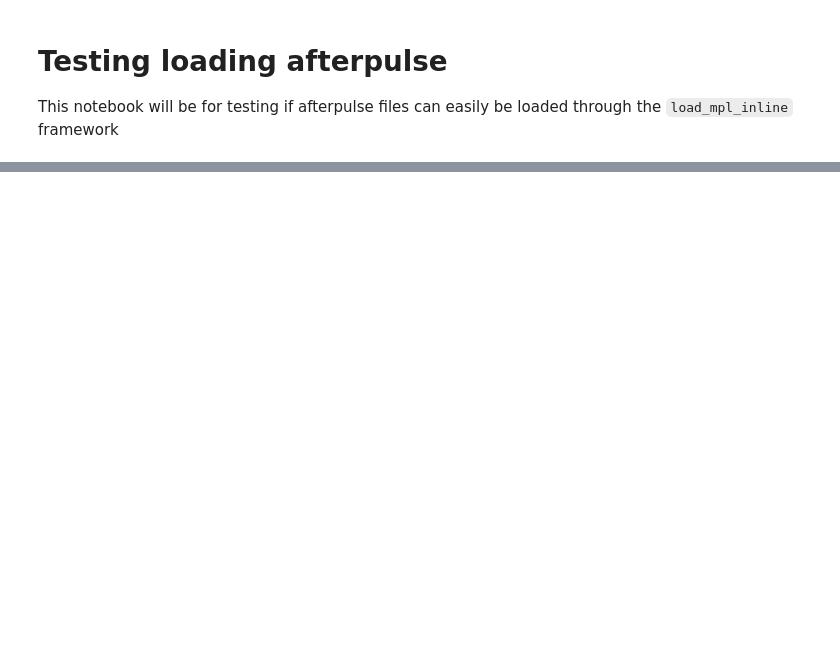
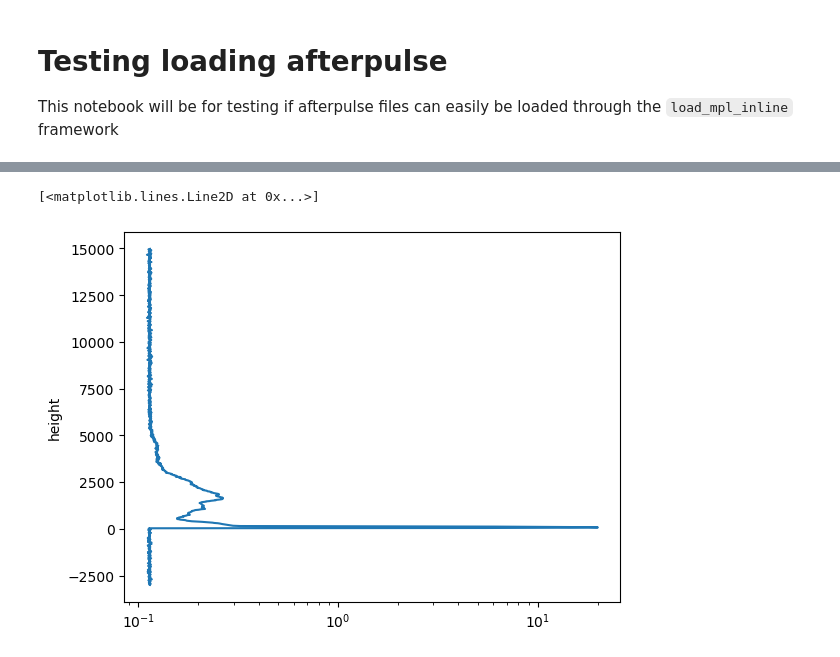
Before and after one commit to DAndrewA/mplgz2ingested, a Jupyter notebook: test_load_afterpulse.ipynb, the cells around one changed output, grey strips where cells are left out. Cells and saved outputs as stored; diff of their text form; code cells hidden in the pictures; blank space fills up the shorter version.

```diff
--- a/test_load_afterpulse.ipynb
+++ b/test_load_afterpulse.ipynb
@@ -88,0 +94,13 @@ Data variables:
+# %%
+# energy correction for the afterpulse signals
+E0 = ds_ing.energy.values[0]
+
+E_ratio = ds_ing.energy / E0
+
+aft1 = (ds_ing.backscatter_1 * E_ratio).sum(dim='time') / E_ratio.sum()
+aft2 = (ds_ing.backscatter_2 * E_ratio).sum(dim='time') / E_ratio.sum()
+# %%
+aft1.plot(y='height',xscale='log')
+# %% [output]
+[<matplotlib.lines.Line2D at 0x...>]
+[figure, added]
```
Also changed, not shown: parts of 9 cells of this notebook.
